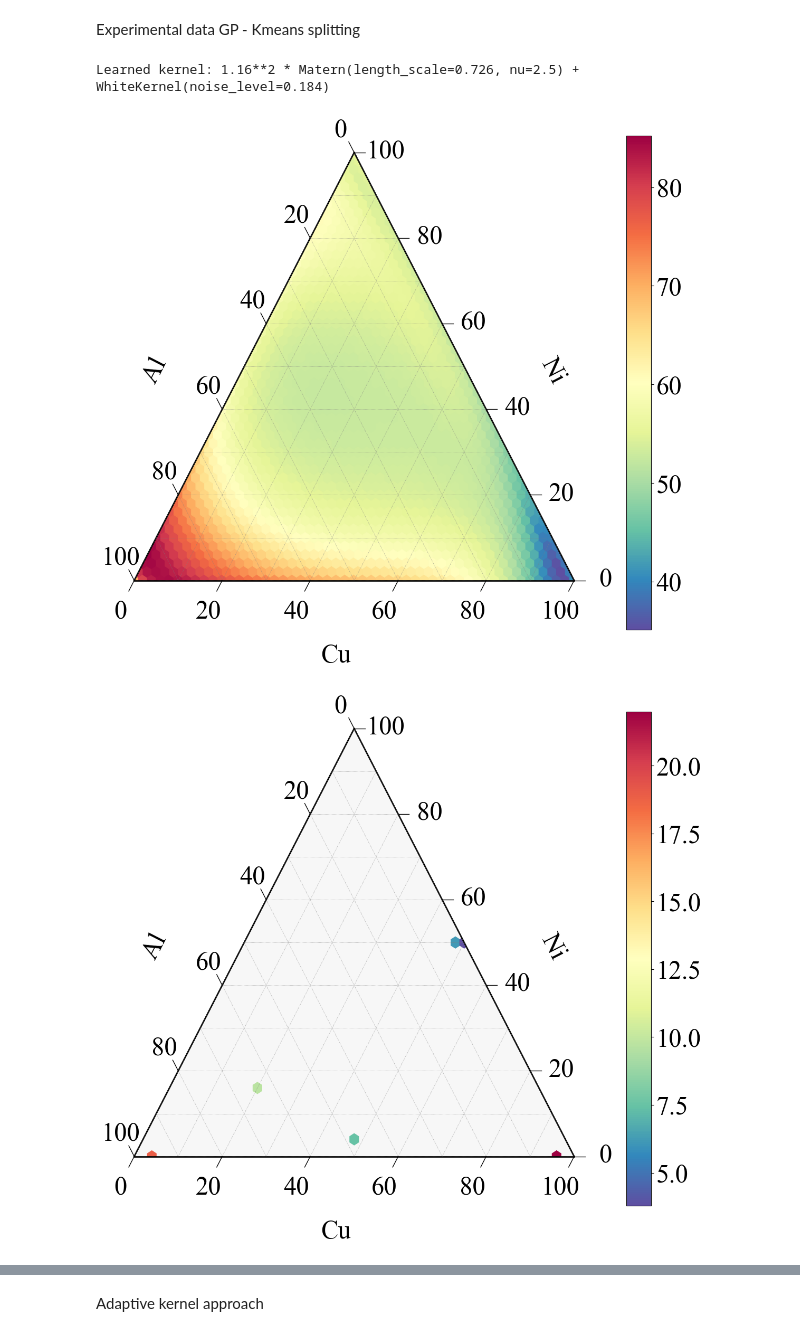
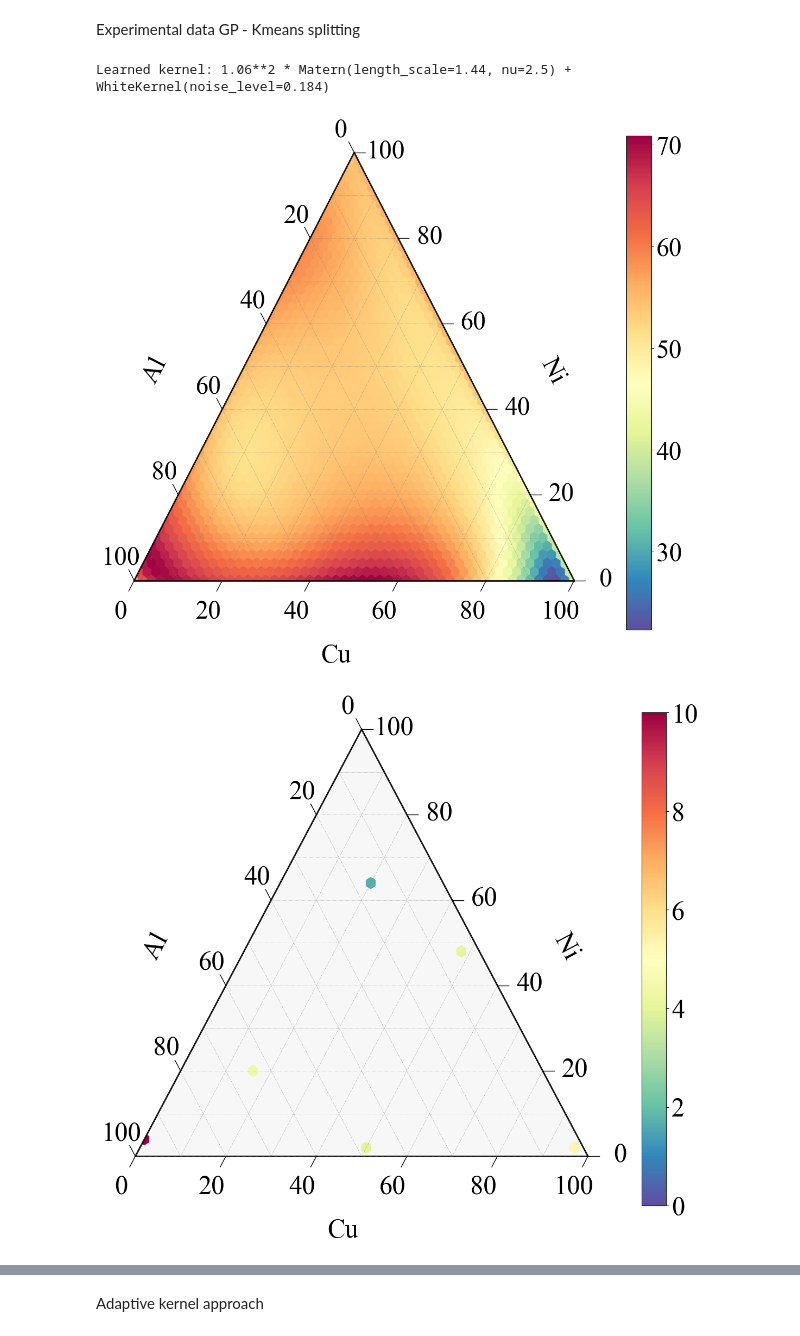
Before and after one commit to linarojas0824/Hybrid-Experimental-Data-Driven-Workflow, a Jupyter notebook: scripts/Notebooks/02_Model Training GP.ipynb, the cells around one changed output, grey strips where cells are left out. Cells and saved outputs as stored; diff of their text form; code cells hidden in the pictures.

```diff
--- a/scripts/Notebooks/02_Model Training GP.ipynb
+++ b/scripts/Notebooks/02_Model Training GP.ipynb
@@ -23,7 +23,7 @@ with open(SAMPLING_DIR/"cluster_split", "rb") as f:
     cluster_split = pickle.load(f)
 # %%
 import numpy as np
-from sklearn.preprocessing import MinMaxScaler
+from sklearn.preprocessing import StandardScaler
 
 
 def prepare_train_test_data(
@@ -59,7 +59,7 @@ def prepare_train_test_data(
     # Standardize only feature columns
     scaler = None
     if standardize:
-        scaler = MinMaxScaler()
+        scaler = StandardScaler()
         X_train_proc = scaler.fit_transform(X_train)
         X_test_proc = scaler.transform(X_test)
     else:
@@ -333,7 +335,7 @@ gpr_nt_clus = GaussianProcessRegressor(
 gpr_nt_clus.fit(data_cluster["X_train_proc"], data_cluster["y_train"])
 print("Learned kernel:", gpr_nt_clus.kernel_)
 # %% [output]
-Learned kernel: 1.16**2 * Matern(length_scale=0.726, nu=2.5) + WhiteKernel(noise_level=0.184)
+Learned kernel: 1.06**2 * Matern(length_scale=1.44, nu=2.5) + WhiteKernel(noise_level=0.184)
 # %%
 
 gp_cluster_split, df_cluster_split, df_test_clus = evaluate_and_predict_space(
@@ -359,22 +361,25 @@ fig, tax = plot_ternary_heatmap(
     show=True,
     duplicate_handling="mean",
 )
+
+fig.savefig(PLOTS_DIR/"ternary_PG_cluster_split.svg", bbox_inches="tight")
 # %% [output]
-[figure, old version]
+[figure, new version]
 # %%
 fig, tax = plot_ternary_heatmap(
     df=df_test_clus,
     comp_cols=("Cu", "Ni", "Al"),
     value_col="y_error_abs",
     scale=50,
     cmap="Spectral_r",
-    vmin=None,
-    vmax=None,
+    vmin=0,
+    vmax=10,
     show=True,
     duplicate_handling="mean",
 )
+fig.savefig(PLOTS_DIR/"ternary_PG_cluster_split_error.svg", bbox_inches="tight")
 # %% [output]
-[figure, old version]
+[figure, new version]
 # %%
 e2_predict_GP_exp =  np.load(PREDICTIONS_DIR/"GP-Experiments/e2_predicted_GP.npy")
 
```
Also changed, not shown: parts of 12 cells of this notebook, 18 other files.
